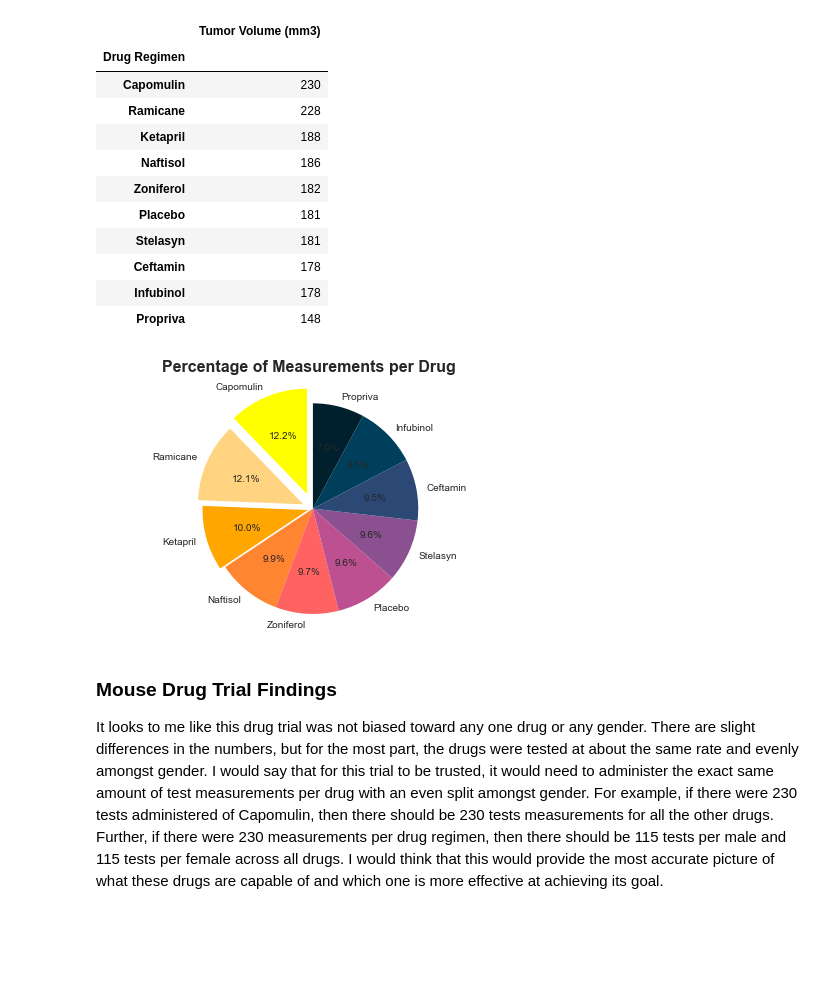
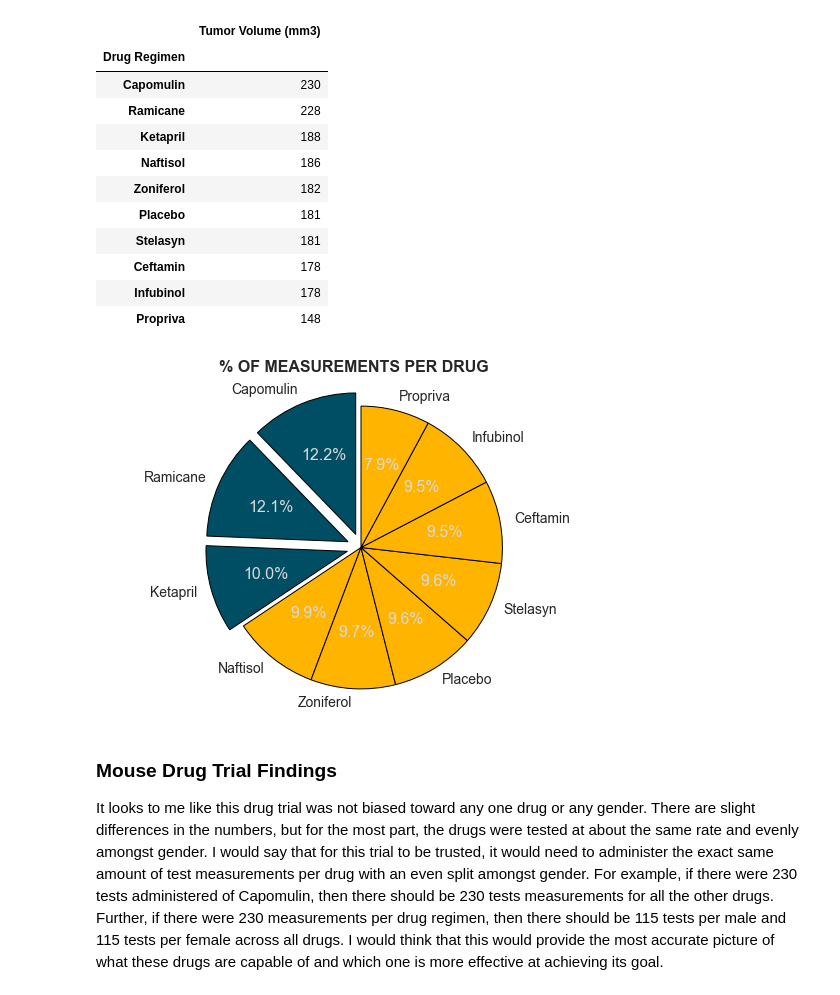
Before and after one commit to mathewqpmiller/Matplotlib-Pymaceuticals_Analysis, a Jupyter notebook: Matplotlib_Pharmaceuticals_Analysis_Final.ipynb, the cells around one changed output. Drawn from its saved outputs; the diff is of its cells as text; code cells hidden in the pictures; blank space fills up the shorter version.

Commit message:
Updating % pie chart

```diff
--- a/Matplotlib_Pharmaceuticals_Analysis_Final.ipynb
+++ b/Matplotlib_Pharmaceuticals_Analysis_Final.ipynb
@@ -555,33 +555,54 @@ drug_count_dataframe
 | Ceftamin | 178 |
 | Infubinol | 178 |
 | Propriva | 148 |
-# %%
-# Advanced Pyplot Pie Chart:
-
-# Generate a Pyplot Pie Chart showing the % of measurements per drug
-drugs = ["Capomulin","Ramicane","Ketapril","Naftisol","Zoniferol","Placebo","Stelasyn","Ceftamin","Infubinol","Propriva"]
-measurements = [230,228,188,186,182,181,181,178,178,148]
-colors = ["yellow","#ffd380","#ffa600","#ff8531","#ff6361","#bc5090","#8a508f","#2c4875","#003f5c","#00202e"]
-
-# Explode the first three wedges of the pie
-explode = (0.15,0.1,0.05,0,0,0,0,0,0,0)
-
-# Plot the pie chart
-plt.pie(measurements, explode=explode, labels=drugs, colors=colors,
-        autopct="%1.1f%%", startangle=90)
-
-# Add a title
-plt.title('Percentage of Measurements per Drug', fontsize=16, fontweight='bold')
-
-# Save the plot as a temporary file
-plt.tight_layout()
-plt.savefig("images/Pyplot_PieChart2.png", bbox_inches="tight")  # Save image temporarily
-
-# Set Pie chart axis
-plt.axis("equal")
-plt.show()
-# %% [output]
-[figure, removed]
+# %%
+import matplotlib.pyplot as plt
+
+# Drug names and measurements
+drugs = ["Capomulin", "Ramicane", "Ketapril", "Naftisol", "Zoniferol",
+         "Placebo", "Stelasyn", "Ceftamin", "Infubinol", "Propriva"]
+measurements = [230, 228, 188, 186, 182, 181, 181, 178, 178, 148]
+
+# Define colors: first five segments are gold, last five are teal
+colors = ["#004E64", "#004E64", "#004E64", "#FFB400", "#FFB400",
+          "#FFB400", "#FFB400", "#FFB400", "#FFB400", "#FFB400"]
+
+# Explode the last 3 segments (adjust for readability)
+explode = (0.1, 0.1, 0.1, 0, 0, 0, 0, 0, 0, 0)
+
+# Create figure with a specific size (9, 6)
+fig, ax = plt.subplots(figsize=(9, 6))
+
+# Plot the pie chart with no edgecolor for the segments, except the one with the highest percentage
+wedges, texts, autotexts = ax.pie(
+    measurements,
+    explode=explode,
+    labels=drugs,
+    colors=colors,
+    autopct="%1.1f%%",
+    startangle=90,
+    textprops={'fontsize': 14, 'fontweight': 'normal'},  # Non-bold drug labels
+    wedgeprops={'edgecolor': 'black'}  # Adding edge color to the highest percentage segment
+)
+
+# Set larger font size and bold for percentage numbers, with grey color for percentages
+for autotext in autotexts:
+    autotext.set_fontsize(16)  # Larger font size for percentage numbers
+    autotext.set_color("#D9D9D9")  # Set the color of the percentage numbers
+
+# Add a title with larger font size and bold
+plt.title('% OF MEASUREMENTS PER DRUG', fontsize=16, fontweight='bold')
+
+# Set Pie chart axis to make sure it's circular
+ax.axis("equal")
+
+# Save the plot as an image (optional)
+plt.savefig("images/Drug_Percentage_Pyplot_PieChart.png", bbox_inches="tight")
+
+# Show the plot
+plt.show()
+# %% [output]
+[figure, added]
 # %% [markdown]
 ### Mouse Drug Trial Findings
 It looks to me like this drug trial was not biased toward any one drug or any gender.  There are slight differences in the numbers, but for the most part, the drugs were tested at about the same rate and evenly amongst gender.  I would say that for this trial to be trusted, it would need to administer the exact same amount of test measurements per drug with an even split amongst gender.  For example, if there were 230 tests administered of Capomulin, then there should be 230 tests measurements for all the other drugs.  Further, if there were 230 measurements per drug regimen, then there should be 115 tests per male and 115 tests per female across all drugs.  I would think that this would provide the most accurate picture of what these drugs are capable of and which one is more effective at achieving its goal.
```
Also changed, not shown: parts of 1 cell of this notebook, 4 other files.
